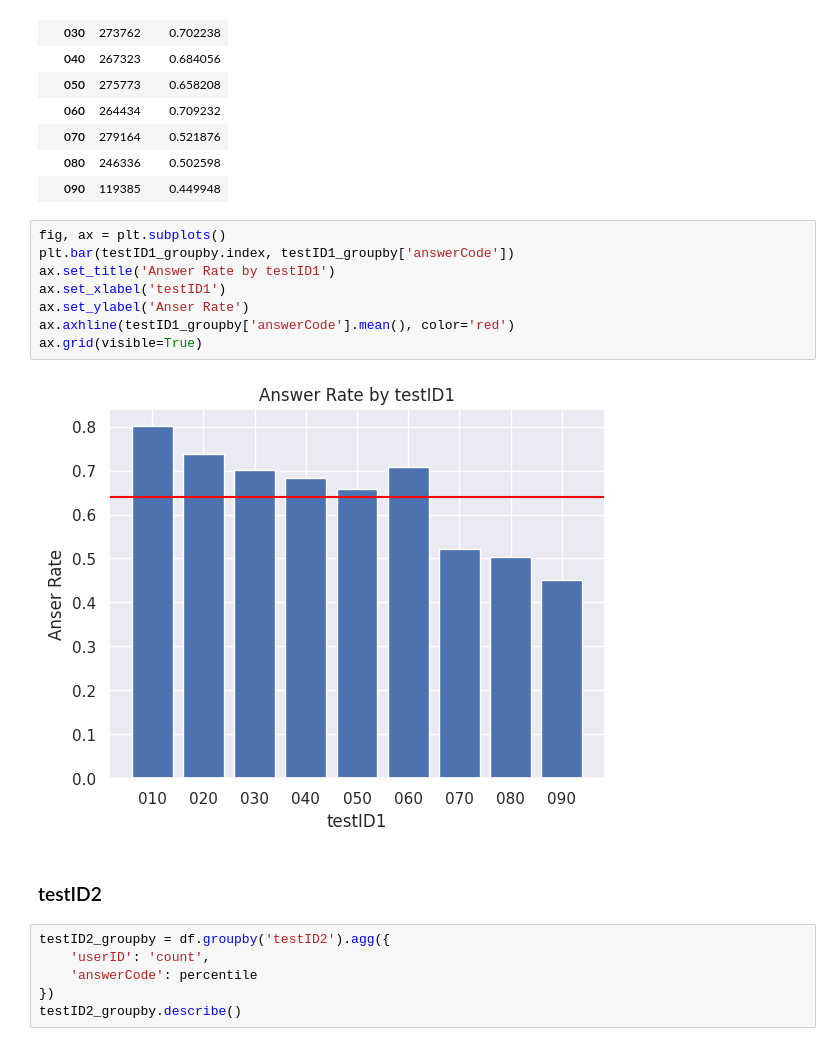
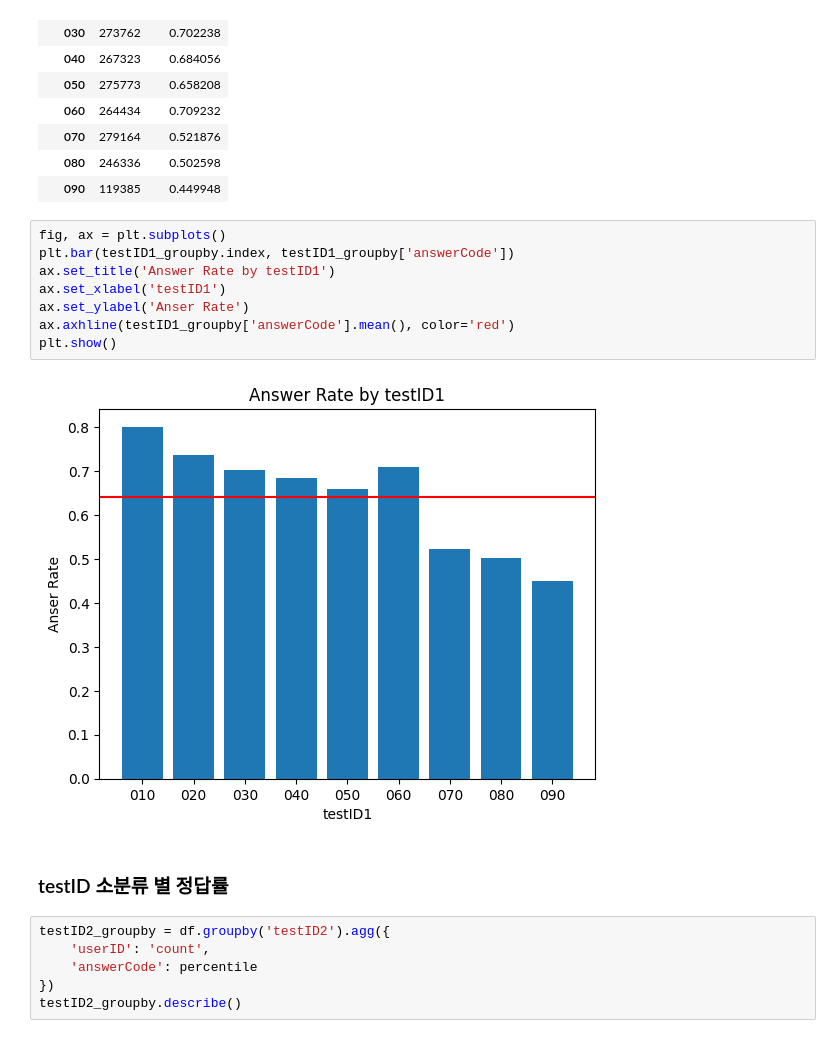
Before and after one commit to boostcampaitech6/level2-dkt-recsys-03, a Jupyter notebook: EDA/EDA_JaeGwon.ipynb, the cells around one changed output. Cells and saved outputs as stored; diff of their text form.

```diff
--- a/EDA/EDA_JaeGwon.ipynb
+++ b/EDA/EDA_JaeGwon.ipynb
@@ -383,15 +423,15 @@ testID1_groupby
 # %%
 fig, ax = plt.subplots()
 plt.bar(testID1_groupby.index, testID1_groupby['answerCode'])
 ax.set_title('Answer Rate by testID1')
 ax.set_xlabel('testID1')
 ax.set_ylabel('Anser Rate')
 ax.axhline(testID1_groupby['answerCode'].mean(), color='red')
-ax.grid(visible=True)
+plt.show()
 # %% [output]
-[figure, old version]
+[figure, new version]
-# %% [markdown]
-### testID2
+# %% [markdown]
+### testID 소분류 별 정답률
 # %%
 testID2_groupby = df.groupby('testID2').agg({
     'userID': 'count',
```
Also changed, not shown: parts of 34 cells of this notebook.
